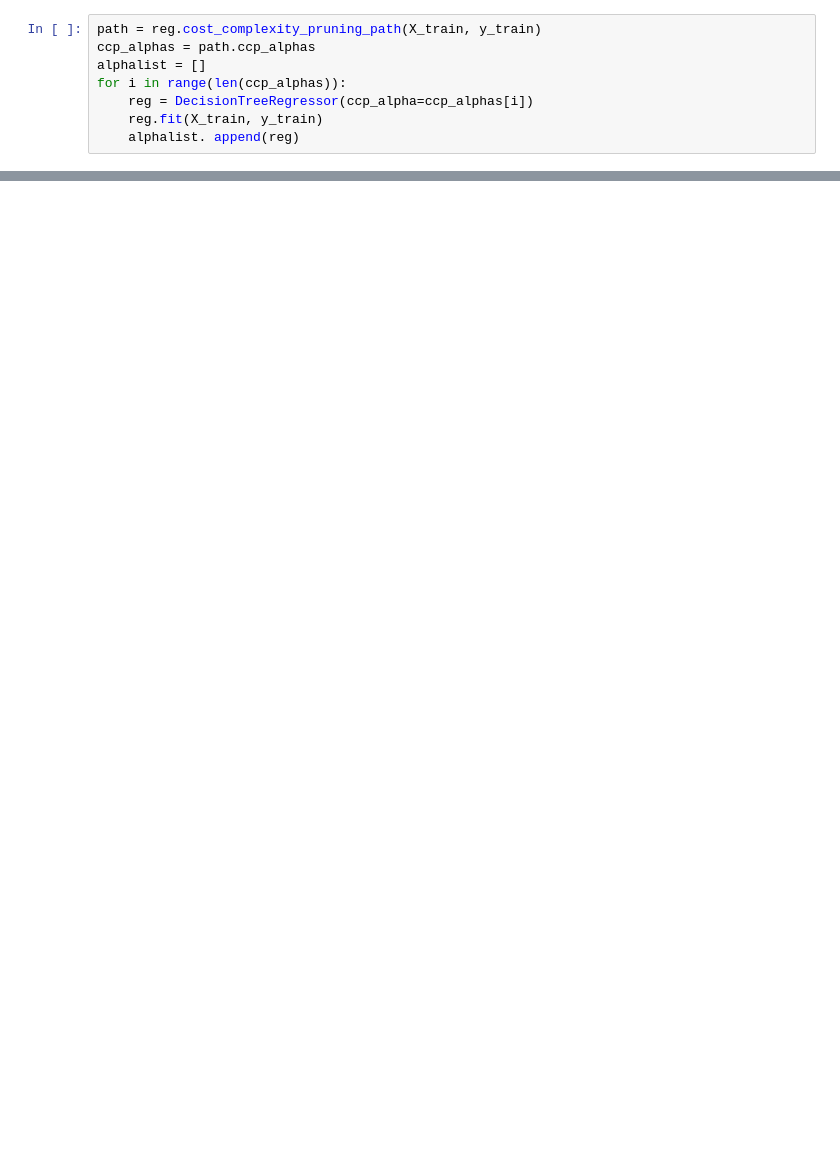
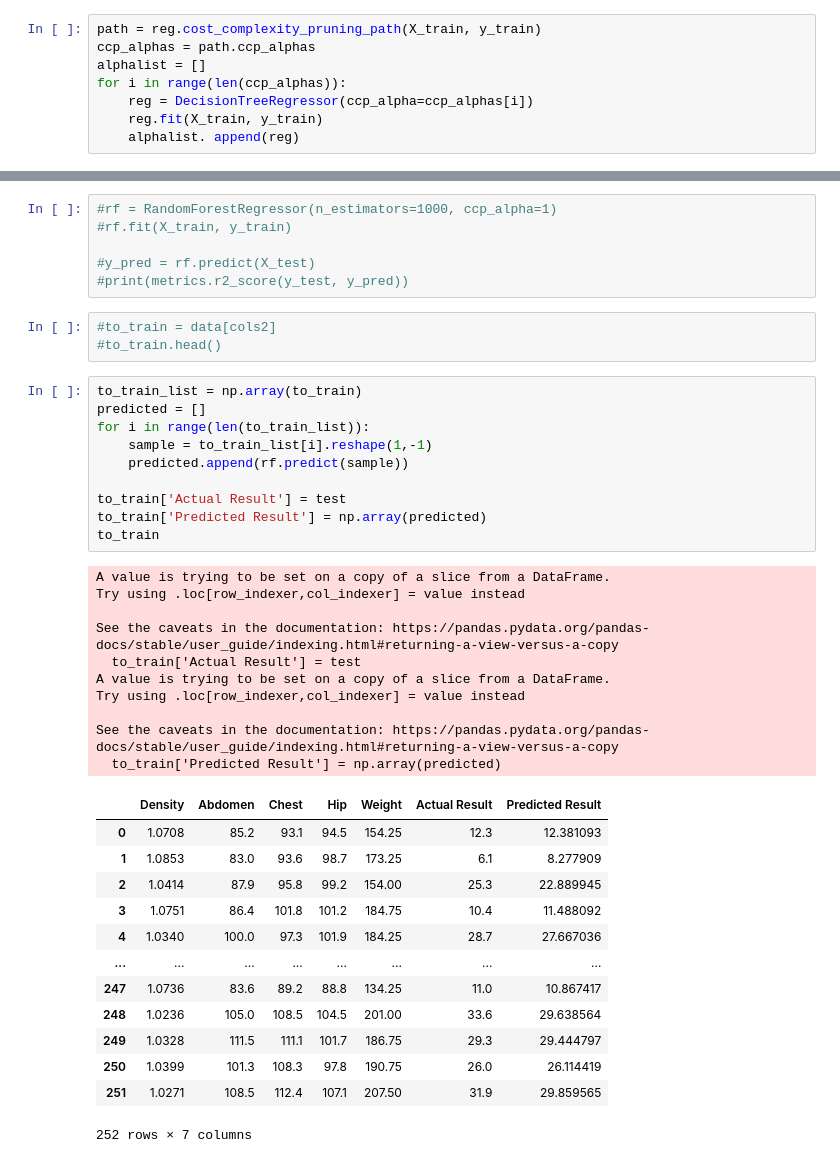
Before and after one commit to ttbontra/body-fat-estimator, a Jupyter notebook: body_fat_prediction.ipynb, the cells around one changed output, grey strips where cells are left out. Cells and saved outputs as stored; diff of their text form; blank space fills up the shorter version.

```diff
--- a/body_fat_prediction.ipynb
+++ b/body_fat_prediction.ipynb
@@ -434,0 +465,43 @@ scores[0]['best_estimator']
+# %%
+#rf = RandomForestRegressor(n_estimators=1000, ccp_alpha=1)
+#rf.fit(X_train, y_train)
+
+#y_pred = rf.predict(X_test)
+#print(metrics.r2_score(y_test, y_pred))
+# %%
+#to_train = data[cols2]
+#to_train.head()
+# %%
+to_train_list = np.array(to_train)
+predicted = []
+for i in range(len(to_train_list)):
+    sample = to_train_list[i].reshape(1,-1)
+    predicted.append(rf.predict(sample))
+
+to_train['Actual Result'] = test
+to_train['Predicted Result'] = np.array(predicted)
+to_train
+# %% [output]
+A value is trying to be set on a copy of a slice from a DataFrame.
+Try using .loc[row_indexer,col_indexer] = value instead
+
+See the caveats in the documentation: https://pandas.pydata.org/pandas-docs/stable/user_guide/indexing.html#returning-a-view-versus-a-copy
+  to_train['Actual Result'] = test
+A value is trying to be set on a copy of a slice from a DataFrame.
+Try using .loc[row_indexer,col_indexer] = value instead
+
+See the caveats in the documentation: https://pandas.pydata.org/pandas-docs/stable/user_guide/indexing.html#returning-a-view-versus-a-copy
+  to_train['Predicted Result'] = np.array(predicted)
+|  | Density | Abdomen | Chest | Hip | Weight | Actual Result | Predicted Result |
+| 0 | 1.0708 | 85.2 | 93.1 | 94.5 | 154.25 | 12.3 | 12.381093 |
+| 1 | 1.0853 | 83.0 | 93.6 | 98.7 | 173.25 | 6.1 | 8.277909 |
+| 2 | 1.0414 | 87.9 | 95.8 | 99.2 | 154.00 | 25.3 | 22.889945 |
+| 3 | 1.0751 | 86.4 | 101.8 | 101.2 | 184.75 | 10.4 | 11.488092 |
+| 4 | 1.0340 | 100.0 | 97.3 | 101.9 | 184.25 | 28.7 | 27.667036 |
+| ... | ... | ... | ... | ... | ... | ... | ... |
+| 247 | 1.0736 | 83.6 | 89.2 | 88.8 | 134.25 | 11.0 | 10.867417 |
+| 248 | 1.0236 | 105.0 | 108.5 | 104.5 | 201.00 | 33.6 | 29.638564 |
+| 249 | 1.0328 | 111.5 | 111.1 | 101.7 | 186.75 | 29.3 | 29.444797 |
+| 250 | 1.0399 | 101.3 | 108.3 | 97.8 | 190.75 | 26.0 | 26.114419 |
+| 251 | 1.0271 | 108.5 | 112.4 | 107.1 | 207.50 | 31.9 | 29.859565 |
+252 rows × 7 columns
```
Also changed, not shown: parts of 14 cells of this notebook.
